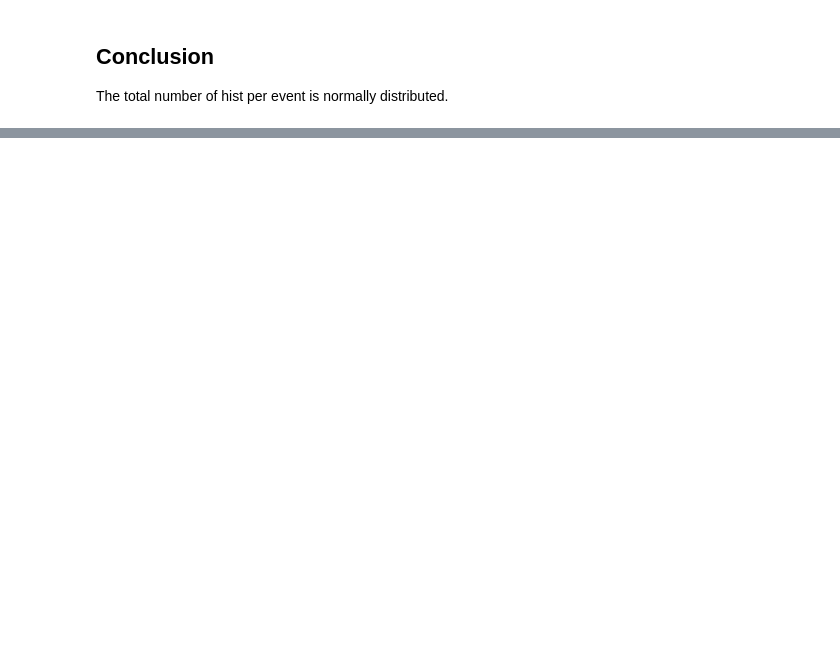
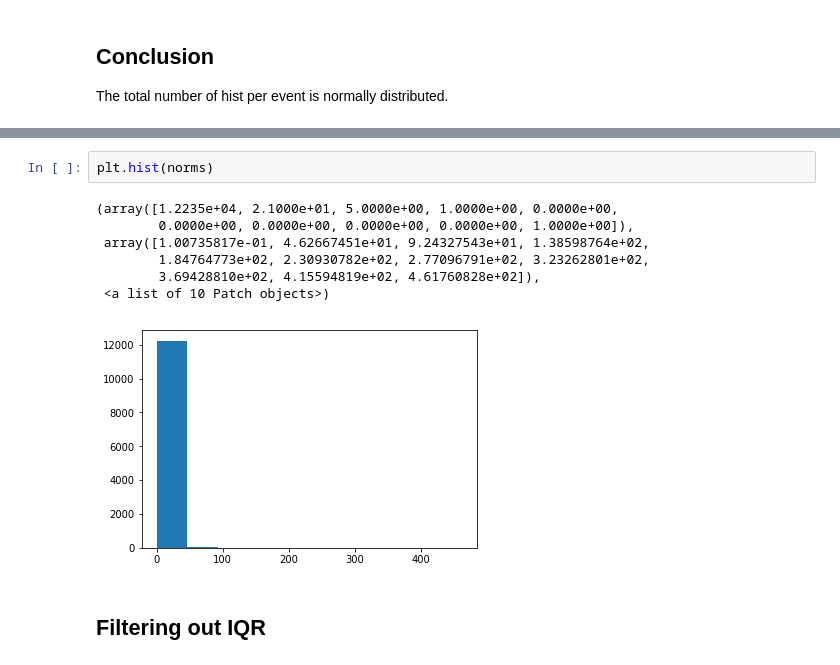
Before and after one commit to sqrider/MATH189_FINAL_PROJ, a Jupyter notebook: Joseph Notebook.ipynb, the cells around one changed output, grey strips where cells are left out. Cells and saved outputs as stored; diff of their text form; blank space fills up the shorter version.

```diff
--- a/Joseph Notebook.ipynb
+++ b/Joseph Notebook.ipynb
@@ -141,0 +205,12 @@ The total number of hist per event is normally distributed.
+# %%
+plt.hist(norms)
+# %% [output]
+(array([1.2235e+04, 2.1000e+01, 5.0000e+00, 1.0000e+00, 0.0000e+00,
+        0.0000e+00, 0.0000e+00, 0.0000e+00, 0.0000e+00, 1.0000e+00]),
+ array([1.00735817e-01, 4.62667451e+01, 9.24327543e+01, 1.38598764e+02,
+        1.84764773e+02, 2.30930782e+02, 2.77096791e+02, 3.23262801e+02,
+        3.69428810e+02, 4.15594819e+02, 4.61760828e+02]),
+ <a list of 10 Patch objects>)
+[figure, added]
+# %% [markdown]
+## Filtering out IQR
```
Also changed, not shown: parts of 27 cells of this notebook.
